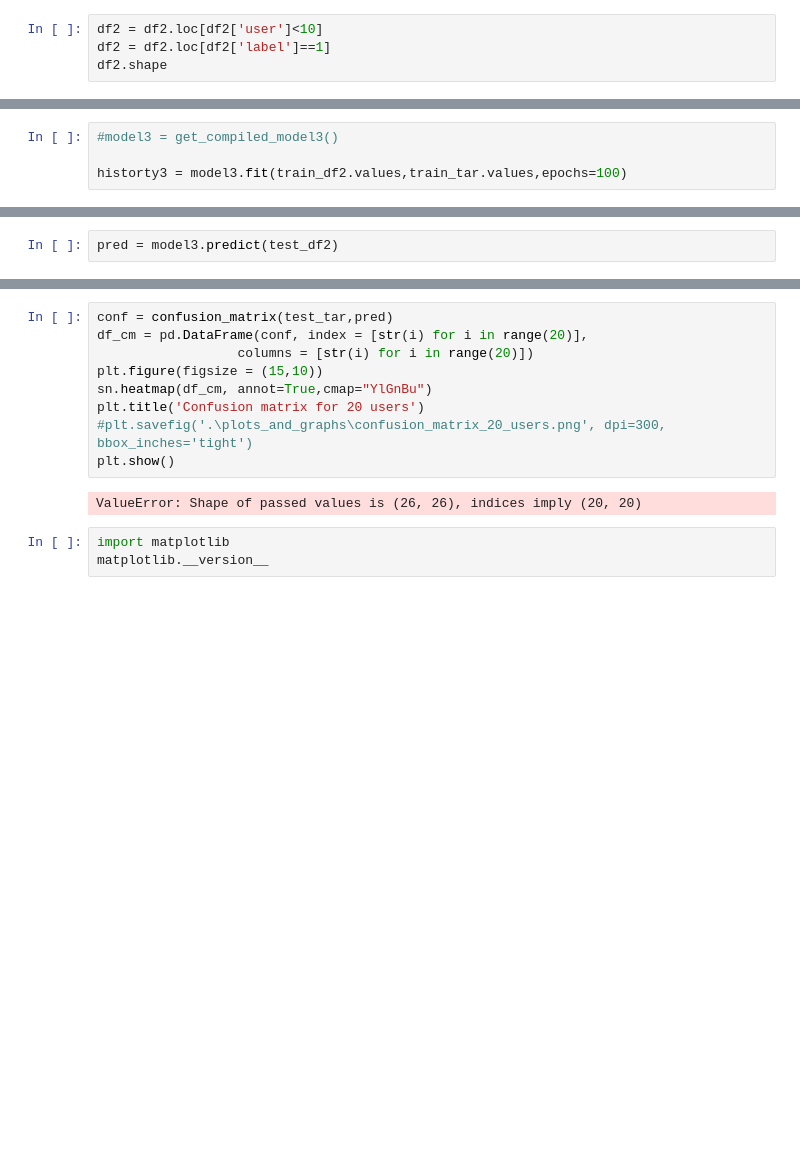
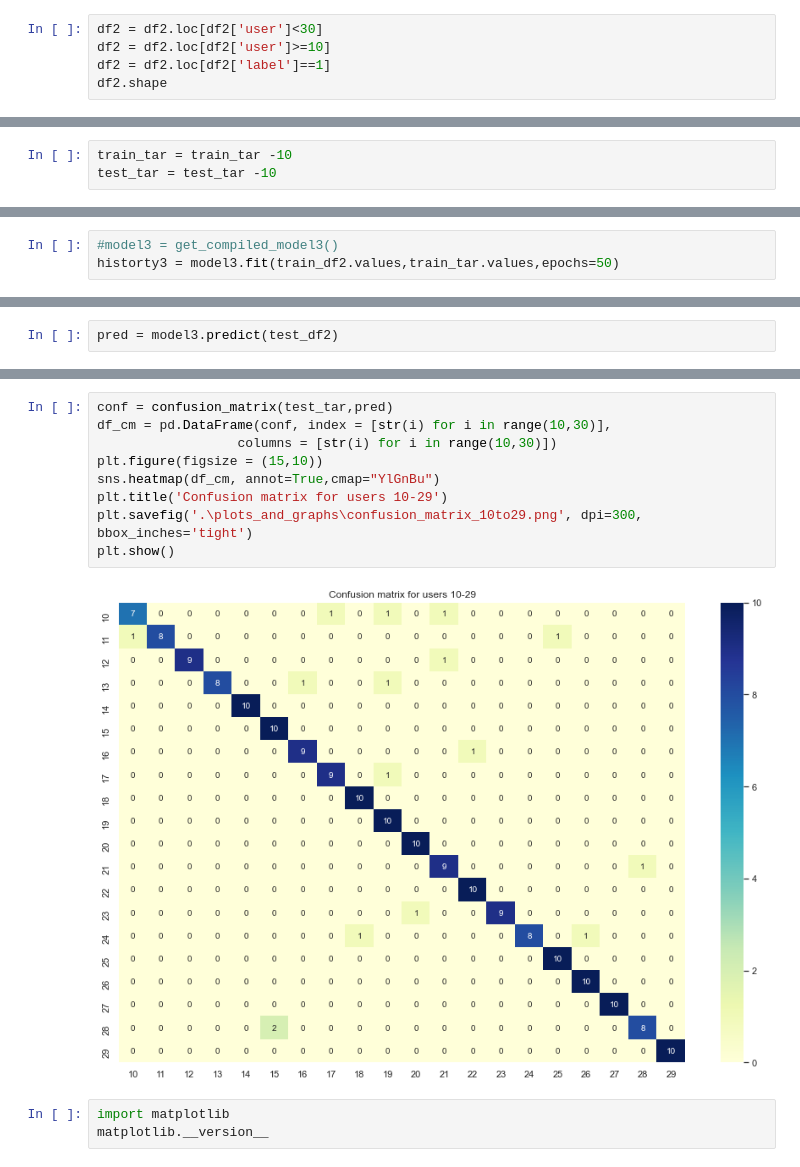
Before and after one commit to k-pratyush/online-signature-verification, a Jupyter notebook: Sign_clean.ipynb, the cells around one changed output, grey strips where cells are left out. Cells and saved outputs as stored; diff of their text form; blank space fills up the shorter version.

```diff
--- a/Sign_clean.ipynb
+++ b/Sign_clean.ipynb
@@ -1216,7 +1274,8 @@ df2 = pd.read_pickle('clean_data_v2.pkl')
 drop_col = ['FileName','new_x','new_y','new_pen_el','new_azi','new_pressure','dist_list']
 df2.drop(drop_col,axis = 1,inplace = True)
 # %%
-df2 = df2.loc[df2['user']<10]
+df2 = df2.loc[df2['user']<30]
+df2 = df2.loc[df2['user']>=10]
 df2 = df2.loc[df2['label']==1]
 df2.shape
 # %% [output]
@@ -1253,3 +1304,6 @@ See the caveats in the documentation: http://pandas.pydata.org/pandas-docs/stabl
+# %%
+train_tar = train_tar -10
+test_tar = test_tar -10
 # %%
 def get_compiled_model3():
     model = tf.keras.Sequential([
@@ -1269,6 +1323,5 @@ def get_compiled_model3():
     return model
 # %%
 #model3 = get_compiled_model3()
-
-historty3 = model3.fit(train_df2.values,train_tar.values,epochs=100)
+historty3 = model3.fit(train_df2.values,train_tar.values,epochs=50)
 # %% [output]
@@ -1321,14 +1373,14 @@ array([9, 0, 0, 0, 0, 0, 0, 0, 0, 0, 1, 1, 1, 1, 1, 1, 5, 1, 1, 1, 2, 1,
 # %%
 conf = confusion_matrix(test_tar,pred)
-df_cm = pd.DataFrame(conf, index = [str(i) for i in range(20)],
-                  columns = [str(i) for i in range(20)])
+df_cm = pd.DataFrame(conf, index = [str(i) for i in range(10,30)],
+                  columns = [str(i) for i in range(10,30)])
 plt.figure(figsize = (15,10))
-sn.heatmap(df_cm, annot=True,cmap="YlGnBu")
-plt.title('Confusion matrix for 20 users')
-#plt.savefig('.\plots_and_graphs\confusion_matrix_20_users.png', dpi=300, bbox_inches='tight')
+sns.heatmap(df_cm, annot=True,cmap="YlGnBu")
+plt.title('Confusion matrix for users 10-29')
+plt.savefig('.\plots_and_graphs\confusion_matrix_10to29.png', dpi=300, bbox_inches='tight')
 plt.show()
 # %% [output]
-ValueError: Shape of passed values is (26, 26), indices imply (20, 20)
+[figure, added]
 # %%
 import matplotlib
 matplotlib.__version__
```
Also changed, not shown: parts of 13 cells of this notebook.
